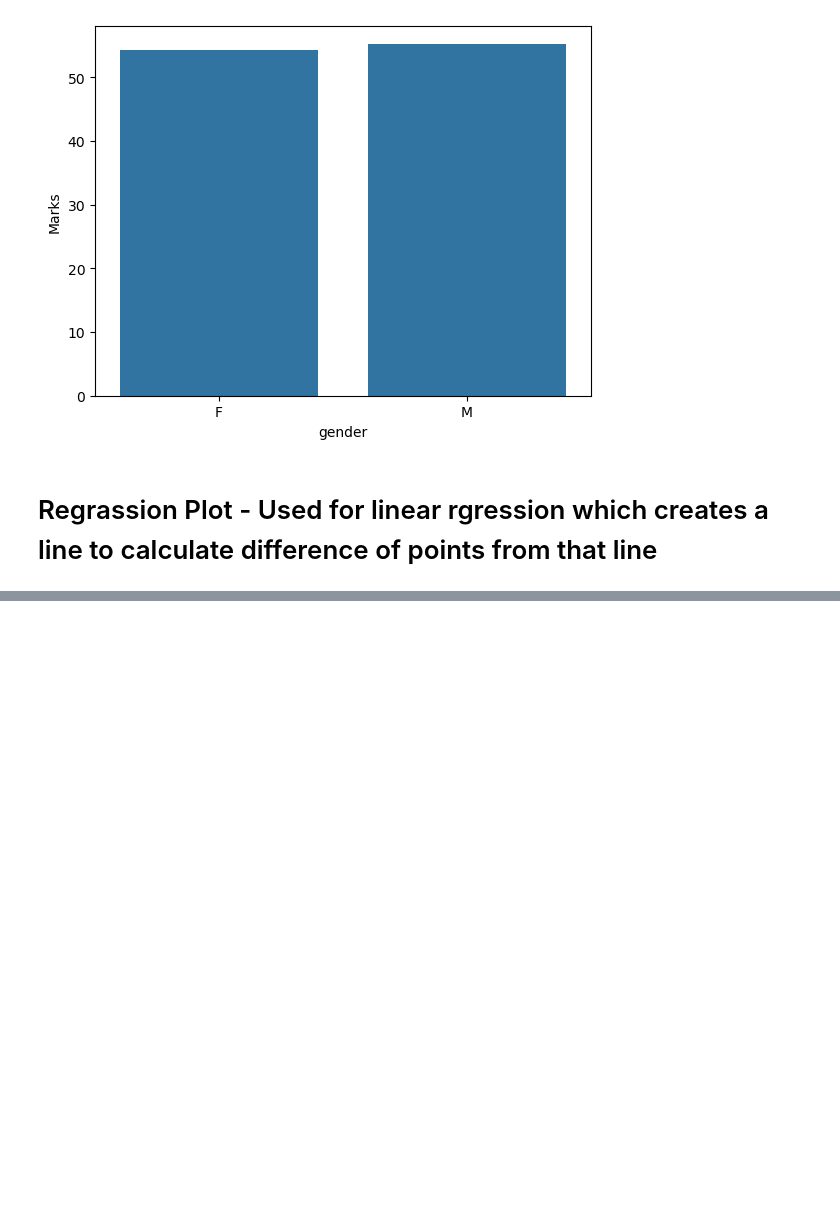
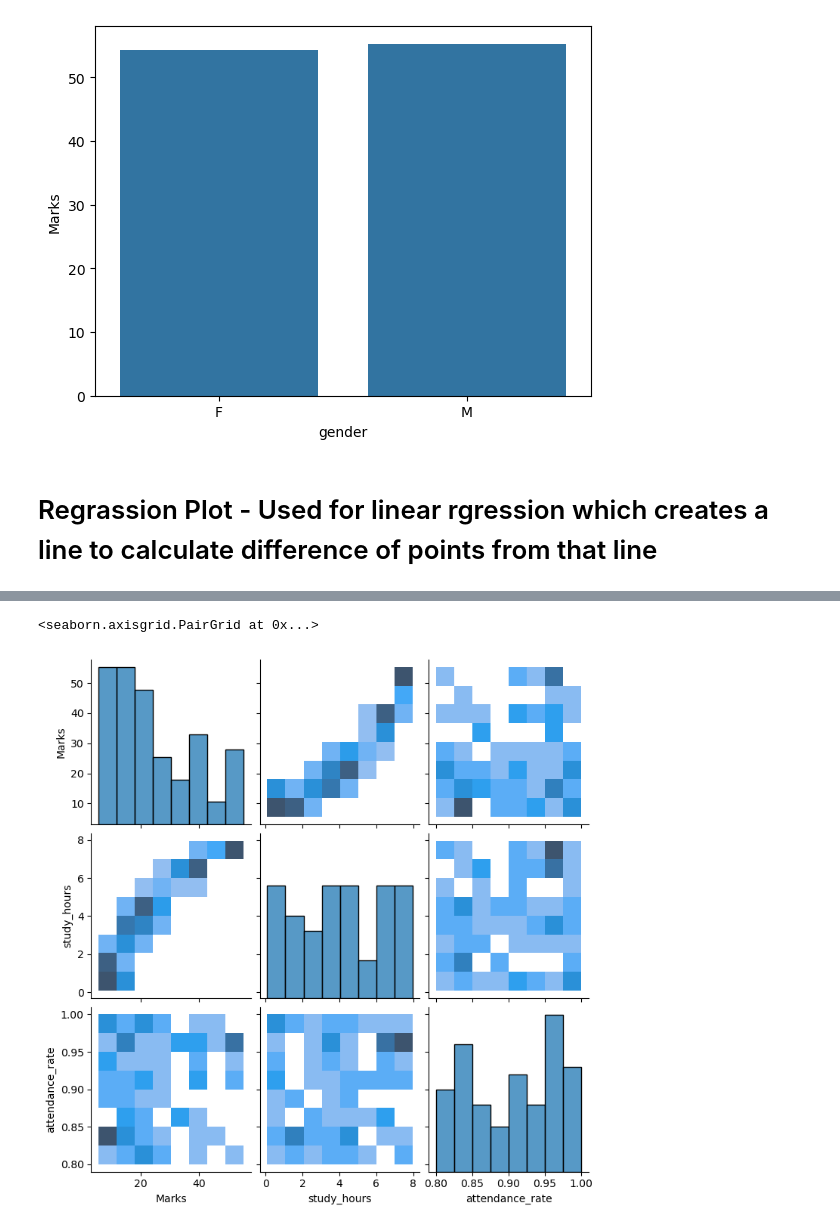
Before and after one commit to msanimfarhan/AI-ML-Practice-Modules-, a Jupyter notebook: Module-14.ipynb, the cells around one changed output, grey strips where cells are left out. Saved outputs shown, nothing was run; the diff lists cells and outputs as text; code cells hidden in the pictures; blank space fills up the shorter version.

```diff
--- a/Module-14.ipynb
+++ b/Module-14.ipynb
@@ -225,0 +278,5 @@ sns.barplot(data=student,x='gender',y='Marks',errorbar=None, estimator=np.max)
+# %%
+sns.pairplot(data=student_marks,kind='hist')
+# %% [output]
+<seaborn.axisgrid.PairGrid at 0x...>
+[figure, added]
```
Also changed, not shown: parts of 10 cells of this notebook.
